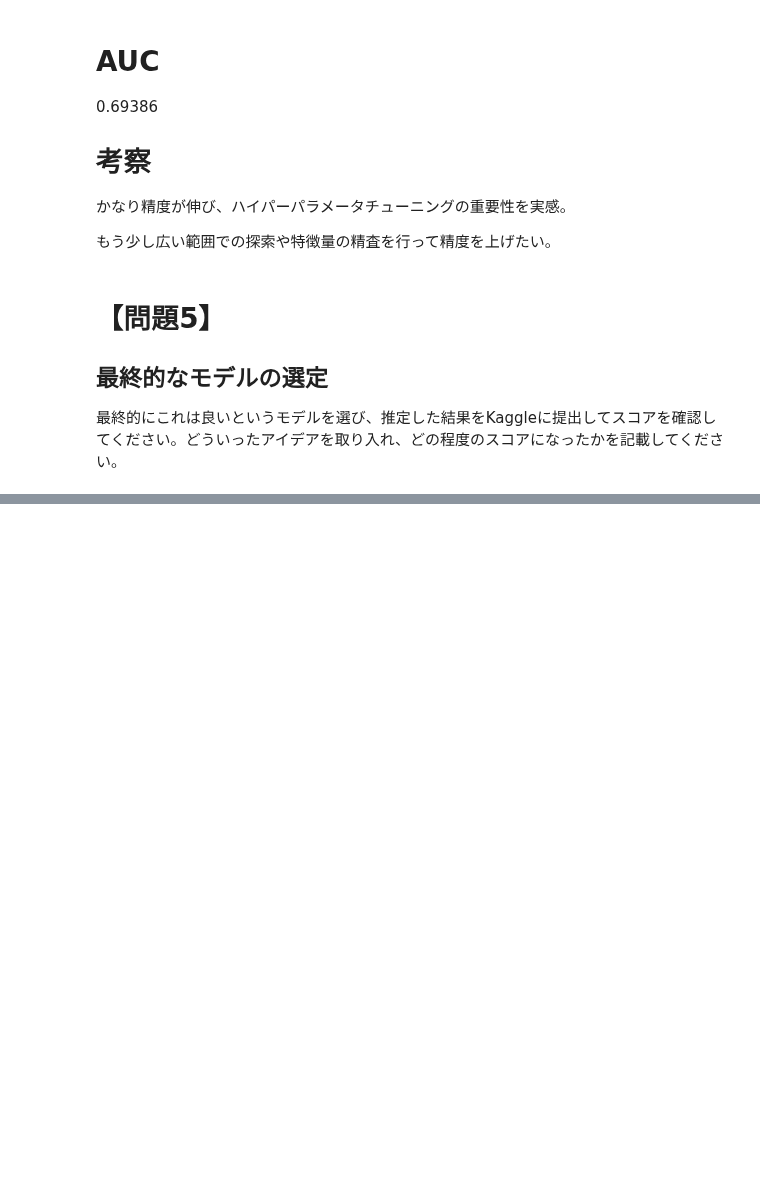
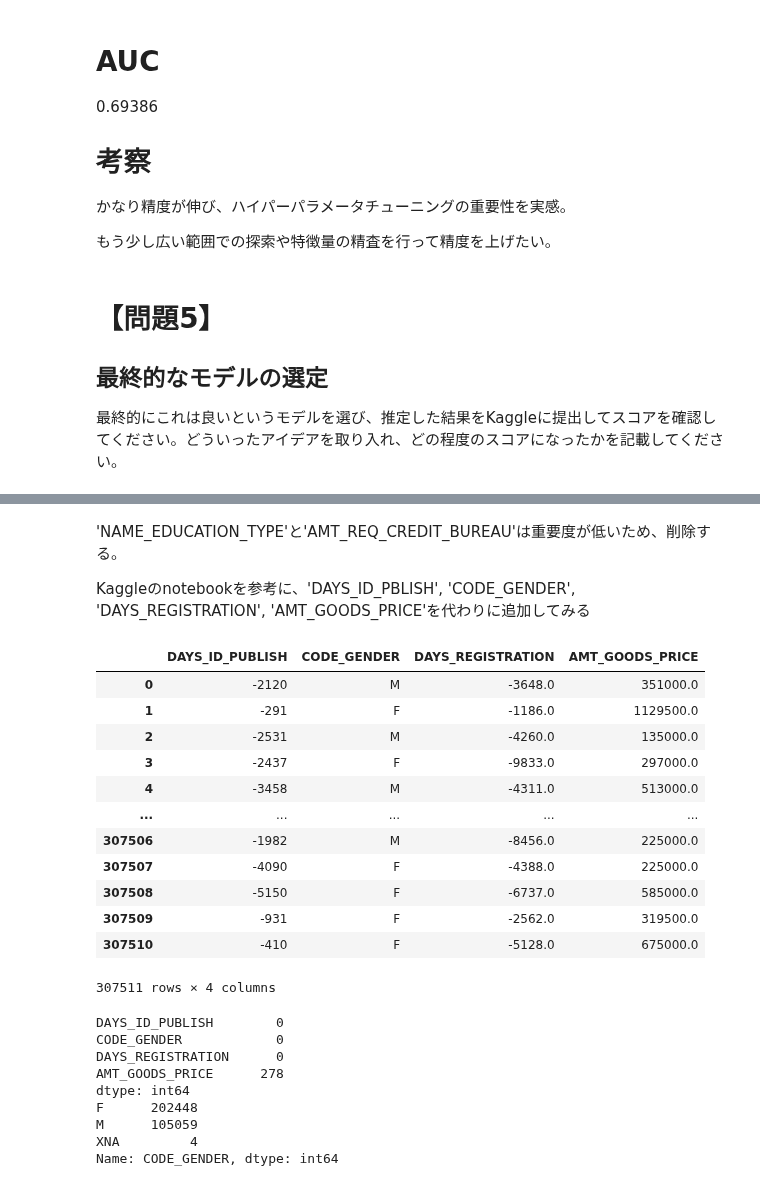
Before and after one commit to taiki-nakaso/diveintocode-ml, a Jupyter notebook: src/sprint/sprint1/session1.ipynb, the cells around one changed output, grey strips where cells are left out. Saved outputs shown, nothing was run; the diff lists cells and outputs as text; code cells hidden in the pictures; blank space fills up the shorter version.

```diff
--- a/src/sprint/sprint1/session1.ipynb
+++ b/src/sprint/sprint1/session1.ipynb
@@ -465,0 +496,37 @@ True
+# %% [markdown]
+'NAME_EDUCATION_TYPE'と'AMT_REQ_CREDIT_BUREAU'は重要度が低いため、削除する。
+
+Kaggleのnotebookを参考に、'DAYS_ID_PBLISH', 'CODE_GENDER', 'DAYS_REGISTRATION', 'AMT_GOODS_PRICE'を代わりに追加してみる
+# %%
+new_feats_df = credits_train[['DAYS_ID_PUBLISH', 'CODE_GENDER', 'DAYS_REGISTRATION', 'AMT_GOODS_PRICE']]
+display(new_feats_df)
+# 値の調査
+print(new_feats_df.isnull().sum())
+"""
+CODE_GENDER: カテゴリ変数なのでダミー変数に変換する
+AMT_GOODS_PRICE: 少し欠損値があるので、scale_and_fillを使ってみる
+"""
+print(new_feats_df['CODE_GENDER'].value_counts())
+# %% [output]
+|  | DAYS_ID_PUBLISH | CODE_GENDER | DAYS_REGISTRATION | AMT_GOODS_PRICE |
+| 0 | -2120 | M | -3648.0 | 351000.0 |
+| 1 | -291 | F | -1186.0 | 1129500.0 |
+| 2 | -2531 | M | -4260.0 | 135000.0 |
+| 3 | -2437 | F | -9833.0 | 297000.0 |
+| 4 | -3458 | M | -4311.0 | 513000.0 |
+| ... | ... | ... | ... | ... |
+| 307506 | -1982 | M | -8456.0 | 225000.0 |
+| 307507 | -4090 | F | -4388.0 | 225000.0 |
+| 307508 | -5150 | F | -6737.0 | 585000.0 |
+| 307509 | -931 | F | -2562.0 | 319500.0 |
+| 307510 | -410 | F | -5128.0 | 675000.0 |
+307511 rows × 4 columns
+DAYS_ID_PUBLISH        0
+CODE_GENDER            0
+DAYS_REGISTRATION      0
+AMT_GOODS_PRICE      278
+dtype: int64
+F      202448
+M      105059
+XNA         4
+Name: CODE_GENDER, dtype: int64
```
Also changed, not shown: parts of 13 cells of this notebook, 1 other file.
